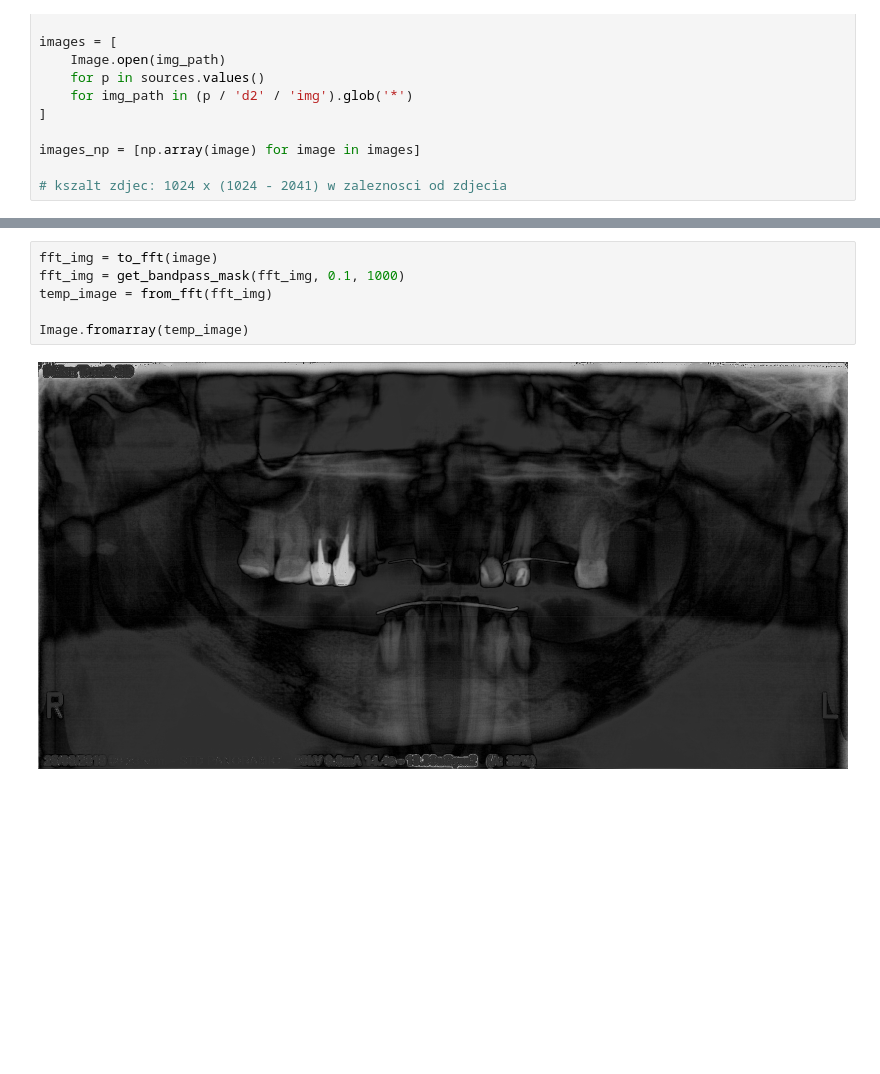
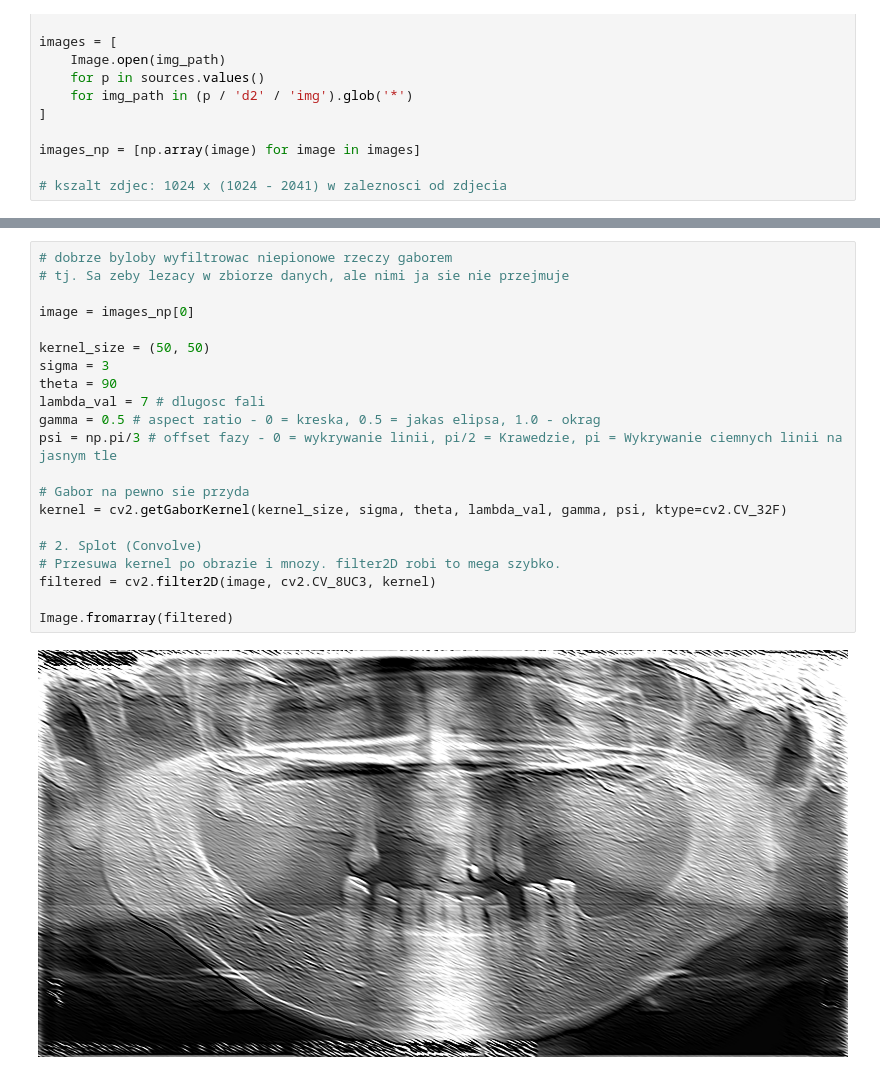
Before and after one commit to kluski777/Zeboskan, a Jupyter notebook: brudnopis.ipynb, the cells around one changed output, grey strips where cells are left out. Saved outputs shown, nothing was run; the diff lists cells and outputs as text; blank space fills up the shorter version.

```diff
--- a/brudnopis.ipynb
+++ b/brudnopis.ipynb
@@ -55,9 +95,24 @@ def get_bandpass_mask(image, r_min, r_max):
 # %%
-fft_img = to_fft(image)
-fft_img = get_bandpass_mask(fft_img, 0.1, 1000)
-temp_image = from_fft(fft_img)
+# dobrze byloby wyfiltrowac niepionowe rzeczy gaborem
+# tj. Sa zeby lezacy w zbiorze danych, ale nimi ja sie nie przejmuje
 
-Image.fromarray(temp_image)
+image = images_np[0]
+
+kernel_size = (50, 50)
+sigma = 3
+theta = 90
+lambda_val = 7 # dlugosc fali
+gamma = 0.5 # aspect ratio - 0 = kreska, 0.5 = jakas elipsa, 1.0 - okrag
+psi = np.pi/3 # offset fazy - 0 = wykrywanie linii, pi/2 = Krawedzie, pi = Wykrywanie ciemnych linii na jasnym tle
+
+# Gabor na pewno sie przyda
+kernel = cv2.getGaborKernel(kernel_size, sigma, theta, lambda_val, gamma, psi, ktype=cv2.CV_32F)
+
+# 2. Splot (Convolve)
+# Przesuwa kernel po obrazie i mnozy. filter2D robi to mega szybko.
+filtered = cv2.filter2D(image, cv2.CV_8UC3, kernel)
+
+Image.fromarray(filtered)
 # %% [output]
-[figure, old version]
+[figure, new version]
 # %%
```
Also changed, not shown: parts of 6 cells of this notebook.
